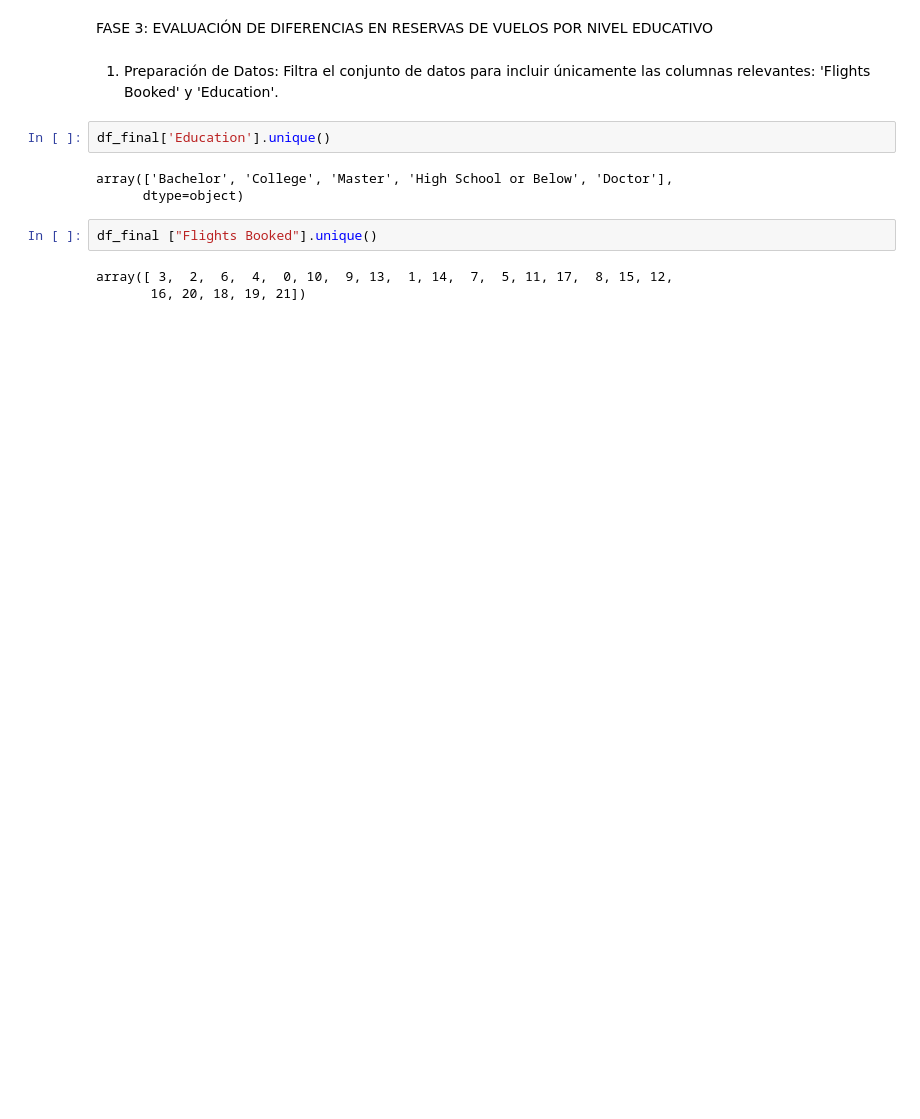
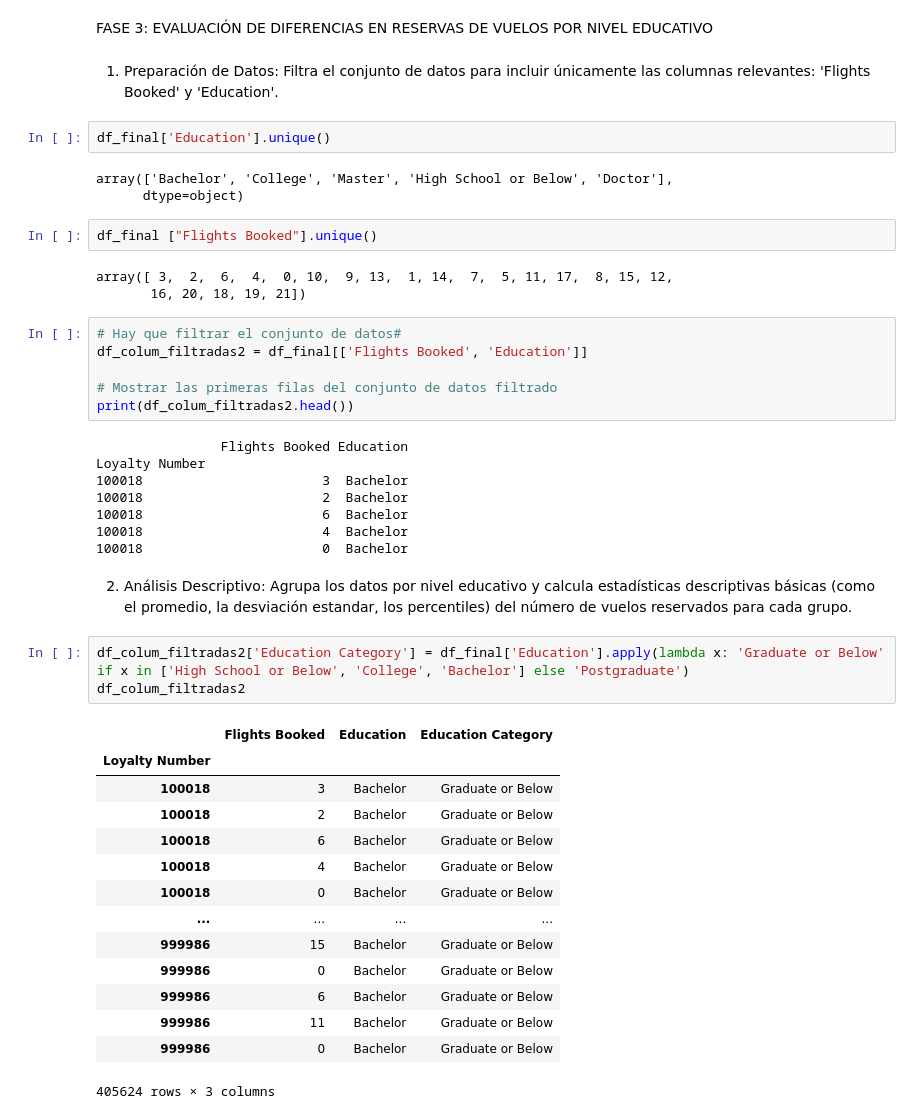
Before and after one commit to Adalab/promo-F-DA-modulo3-evaluacion-final-MariCarmenPP, a Jupyter notebook: Evaluacion_final_maricarmen.ipynb, the cells around one changed output. Saved outputs shown, nothing was run; the diff lists cells and outputs as text; blank space fills up the shorter version.

```diff
--- a/Evaluacion_final_maricarmen.ipynb
+++ b/Evaluacion_final_maricarmen.ipynb
@@ -563,3 +563,38 @@ df_final ["Flights Booked"].unique()
 # %% [output]
 array([ 3,  2,  6,  4,  0, 10,  9, 13,  1, 14,  7,  5, 11, 17,  8, 15, 12,
        16, 20, 18, 19, 21])
+# %%
+# Hay que filtrar el conjunto de datos#
+df_colum_filtradas2 = df_final[['Flights Booked', 'Education']]
+
+# Mostrar las primeras filas del conjunto de datos filtrado
+print(df_colum_filtradas2.head())
+# %% [output]
+                Flights Booked Education
+Loyalty Number
+100018                       3  Bachelor
+100018                       2  Bachelor
+100018                       6  Bachelor
+100018                       4  Bachelor
+100018                       0  Bachelor
+# %% [markdown]
+2. Análisis Descriptivo:
+Agrupa los datos por nivel educativo y calcula estadísticas descriptivas básicas (como el promedio, la desviación estandar, los percentiles) del número de vuelos reservados para cada grupo.
+# %%
+df_colum_filtradas2['Education Category'] = df_final['Education'].apply(lambda x: 'Graduate or Below' if x in ['High School or Below', 'College', 'Bachelor'] else 'Postgraduate')
+df_colum_filtradas2
+# %% [output]
+|  | Flights Booked | Education | Education Category |
+| Loyalty Number |  |  |  |
+| 100018 | 3 | Bachelor | Graduate or Below |
+| 100018 | 2 | Bachelor | Graduate or Below |
+| 100018 | 6 | Bachelor | Graduate or Below |
+| 100018 | 4 | Bachelor | Graduate or Below |
+| 100018 | 0 | Bachelor | Graduate or Below |
+| ... | ... | ... | ... |
+| 999986 | 15 | Bachelor | Graduate or Below |
+| 999986 | 0 | Bachelor | Graduate or Below |
+| 999986 | 6 | Bachelor | Graduate or Below |
+| 999986 | 11 | Bachelor | Graduate or Below |
+| 999986 | 0 | Bachelor | Graduate or Below |
+405624 rows × 3 columns
```
Also changed, not shown: parts of 4 cells of this notebook.
